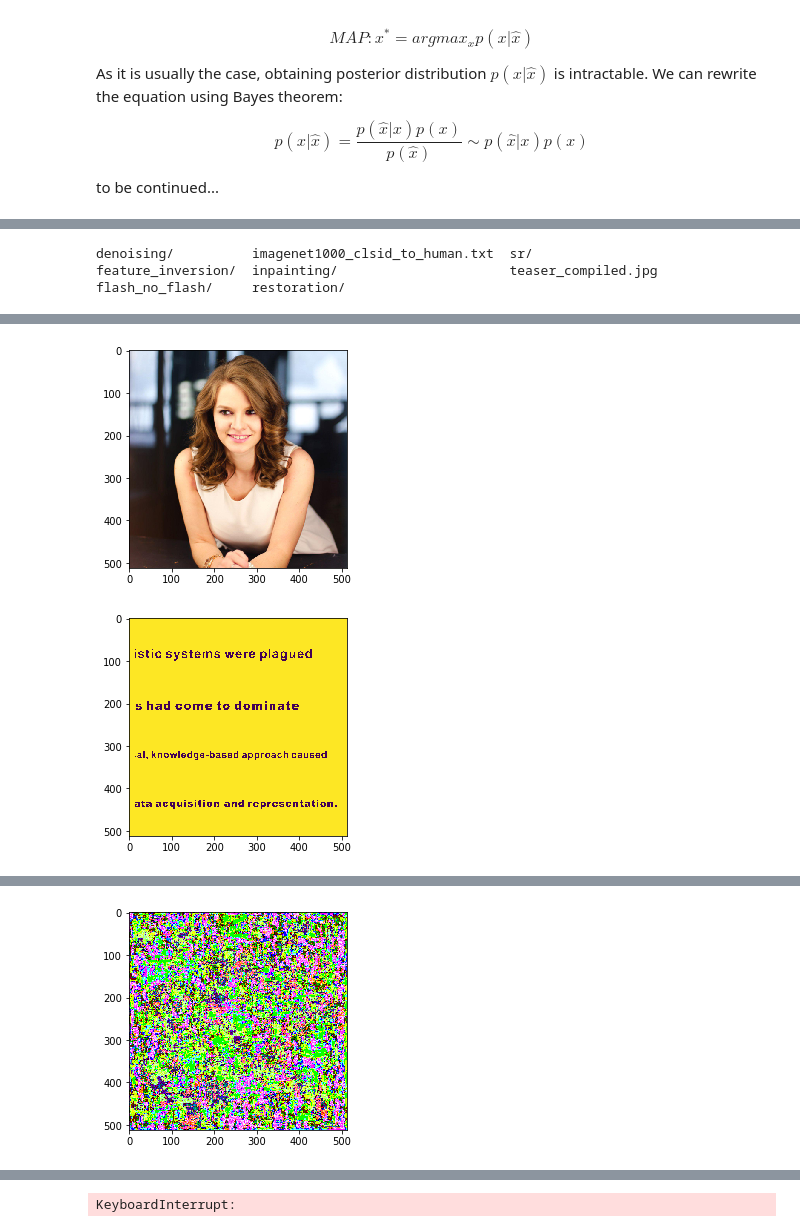
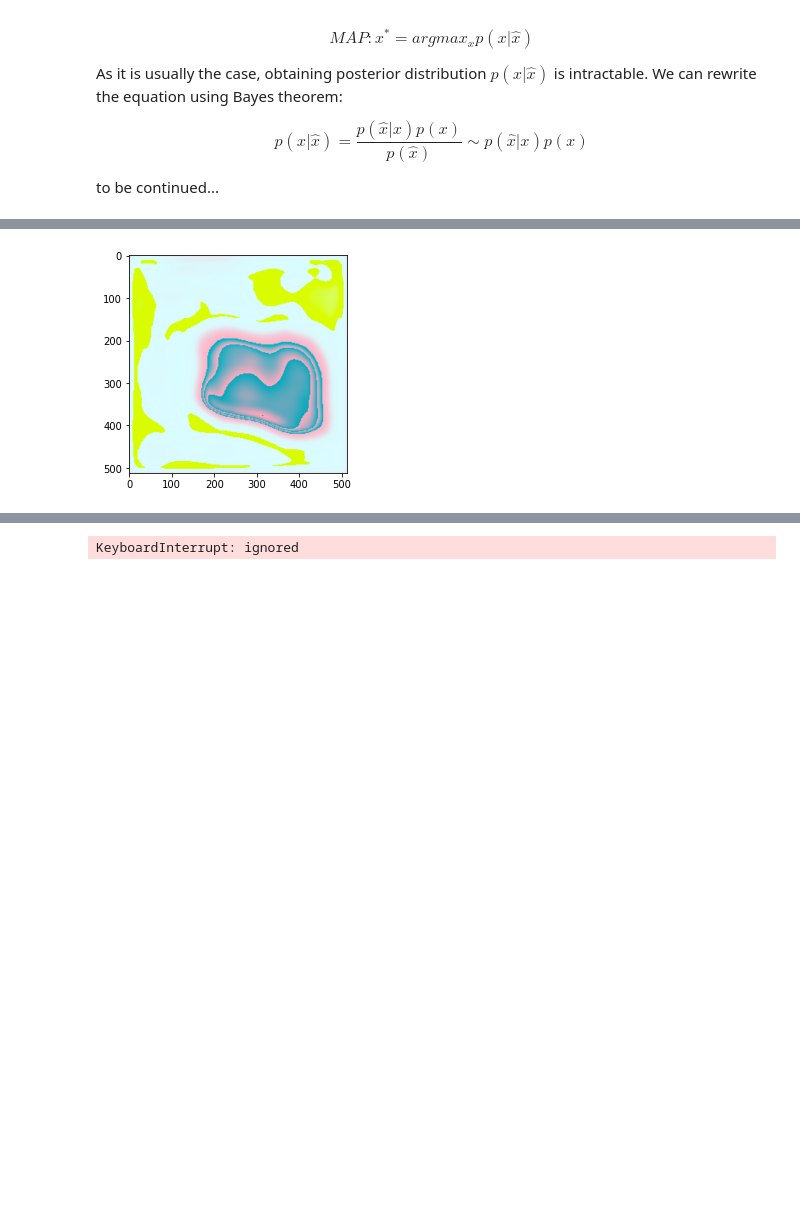
Before and after one commit to motykatomasz/DeepImagePrior, a Jupyter notebook: DeepImagePrior.ipynb, the cells around one changed output, grey strips where cells are left out. Drawn from its saved outputs; the diff is of its cells as text; code cells hidden in the pictures; blank space fills up the shorter version.

```diff
--- a/DeepImagePrior.ipynb
+++ b/DeepImagePrior.ipynb
@@ -73,9 +90,3 @@ except ImportError:
-# %%
-ls data/
-# %% [output]
-denoising/          imagenet1000_clsid_to_human.txt  sr/
-feature_inversion/  inpainting/                      teaser_compiled.jpg
-flash_no_flash/     restoration/
 # %%
 import torch
 from PIL import Image
@@ -87,9 +98,9 @@ from configs import inpaintingSettings
 # %%
-img_path = "data/kate.png"
+img_path = "data/inpainting/kate.png"
 img = Image.open(img_path)
 imshow(asarray(img))
 
-mask_path = "data/kate_mask.png"
+mask_path = "data/inpainting/kate_mask.png"
 mask = Image.open(mask_path)
 imshow(asarray(mask))
 
@@ -102,7 +113,7 @@ if torch.cuda.is_available():
     net = net.cuda()
 
 mse = torch.nn.MSELoss()
-optimizer = optim.Adam(net.parameters(), lr=0.1)
+optimizer = optim.Adam(net.parameters(), lr=0.01)
 
 # Num of iters for training
 num_iters = 5000
@@ -135,2 +159 @@ for i in range(num_iters):
-[figure, old version]
+[figure, new version]
-[figure, removed]
@@ -138,2 +160 @@ Step :0, Loss: 415431.1875
-[figure, removed]
 OUTPUT IMAGE
@@ -156 +177 @@ Step :34, Loss: 217404.625
-KeyboardInterrupt:
+KeyboardInterrupt: ignored
```
Also changed, not shown: parts of 4 cells of this notebook.
